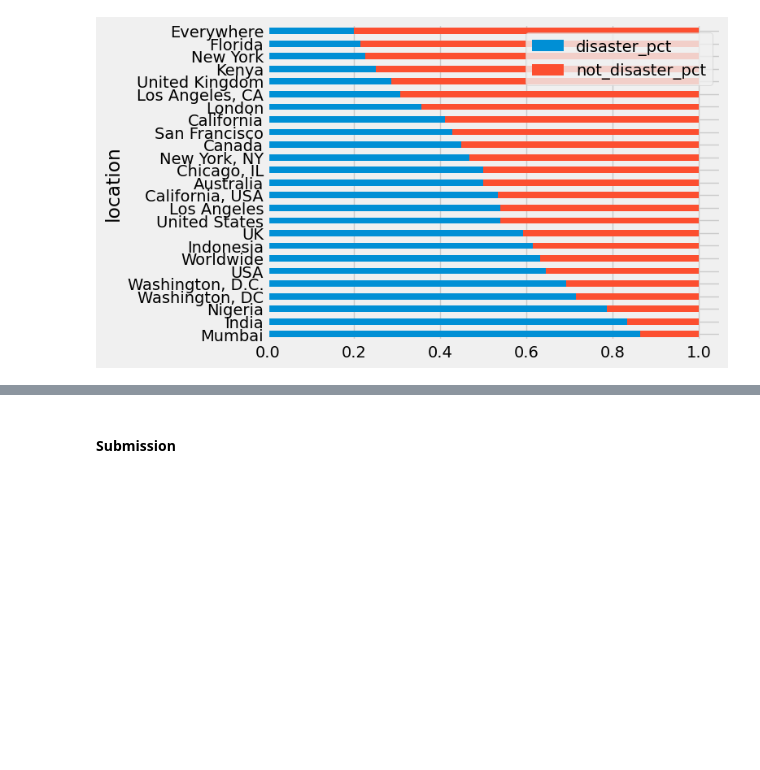
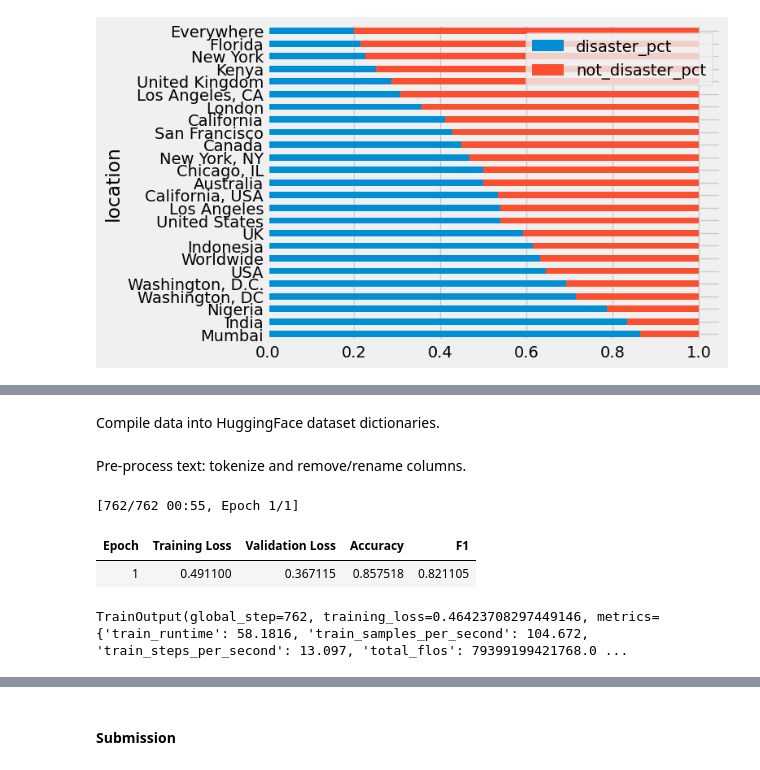
Before and after one commit to mtdickey/nlp-disaster-tweets, a Jupyter notebook: analysis/disaster-tweets-analysis.ipynb, the cells around one changed output, grey strips where cells are left out. Drawn from its saved outputs; the diff is of its cells as text; code cells hidden in the pictures; blank space fills up the shorter version.

```diff
--- a/analysis/disaster-tweets-analysis.ipynb
+++ b/analysis/disaster-tweets-analysis.ipynb
@@ -136,0 +181,48 @@ viz_grouped_df.sort_values('disaster_pct', ascending=False).plot.barh(stacked=Tr
+# %%
+train_hf_df, eval_hf_df = train_test_split(train_df, train_size=0.8,stratify=train_df['target'], random_state=42) # Stratified splitting
+# %% [markdown]
+Compile data into HuggingFace dataset dictionaries.
+# %%
+raw_datasets = DatasetDict({
+    "train": Dataset.from_pandas(train_hf_df),
+    "eval": Dataset.from_pandas(eval_hf_df)
+})
+# %% [markdown]
+Pre-process text: tokenize and remove/rename columns.
+# %%
+tokenized_datasets = raw_datasets.map(lambda dataset: tokenizer(dataset['text'], truncation=True), batched=True)
+tokenized_datasets = tokenized_datasets.remove_columns(["text", "id"])
+tokenized_datasets = tokenized_datasets.rename_column("target", "labels")
+# %%
+# Padding for batch of data that will be fed into model for training
+data_collator = DataCollatorWithPadding(tokenizer=tokenizer)
+
+# Training args
+training_args = TrainingArguments("test-trainer", num_train_epochs=1, evaluation_strategy="epoch",
+                                  weight_decay=5e-4, save_strategy="no", report_to="none")
+
+# Metric for validation error
+def compute_metrics(eval_preds):
+    metric = evaluate.load("glue", "mrpc") # F1 and Accuracy
+    logits, labels = eval_preds
+    predictions = np.argmax(logits, axis=-1)
+    return metric.compute(predictions=predictions, references=labels)
+
+# Define HuggingFace trainer class
+trainer = Trainer(
+    classifier,
+    training_args,
+    train_dataset=tokenized_datasets["train"],
+    eval_dataset=tokenized_datasets["eval"],
+    data_collator=data_collator,
+    tokenizer=tokenizer,
+    compute_metrics=compute_metrics
+)
+# %%
+## Run the training
+trainer.train()
+# %% [output]
+[762/762 00:55, Epoch 1/1]
+| Epoch | Training Loss | Validation Loss | Accuracy | F1 |
+| 1 | 0.491100 | 0.367115 | 0.857518 | 0.821105 |
+TrainOutput(global_step=762, training_loss=0.46423708297449146, metrics={'train_runtime': 58.1816, 'train_samples_per_second': 104.672, 'train_steps_per_second': 13.097, 'total_flos': 79399199421768.0 ...
```
Also changed, not shown: parts of 28 cells of this notebook.
